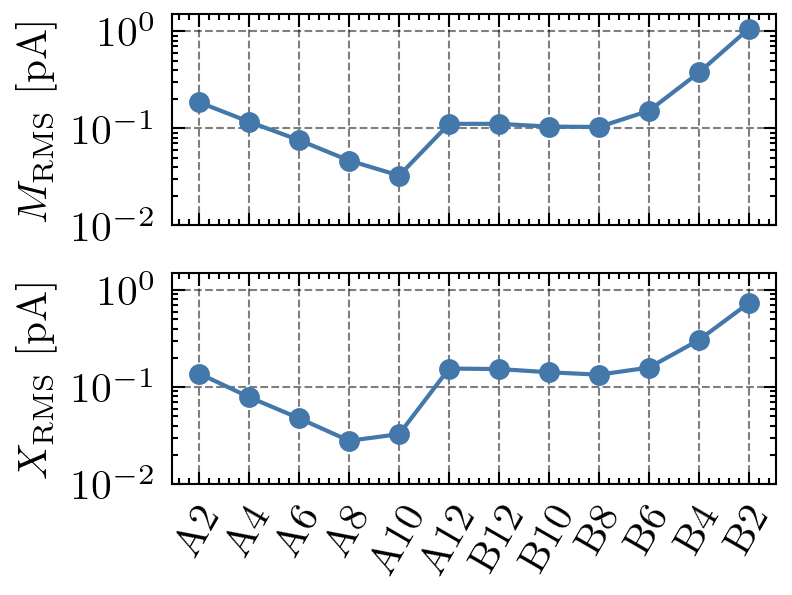
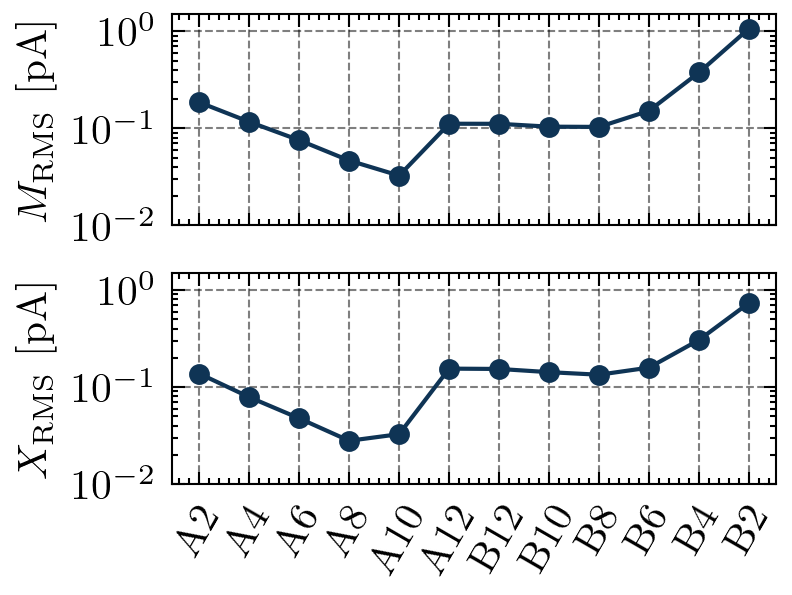
The change to this notebook cell's code, shown as a diff; its figure went from the first image to the second:
--- before
+++ after
@@ -12,5 +12,6 @@
 y   = np.hstack([y1,y2[::-1]])
 ye  = np.hstack([y1e,y2e[::-1]])
-l1  = ax.errorbar(x, y, ye, marker='o', ms=4) 
+l1  = ax.errorbar(x, y, ye, marker='o', ms=4, color=cmaps.lipari(0.1))
+# _   = plt.axhline(0.16*0.5)
 _   = ax.set_xticks(np.arange(len(x)))
 _   = ax.set_xticklabels("")
@@ -26,5 +27,5 @@
 y   = np.hstack([y1,y2[::-1]])
 ye  = np.hstack([y1e,y2e[::-1]])
-l1  = ax.errorbar(x, y, ye, marker='o', ms=4) 
+l1  = ax.errorbar(x, y, ye, marker='o', ms=4, color=cmaps.lipari(0.1)) 
 _   = ax.set_xticks(np.arange(len(x)))
 _   = ax.set_xticklabels(x, rotation=60)

Commit: .